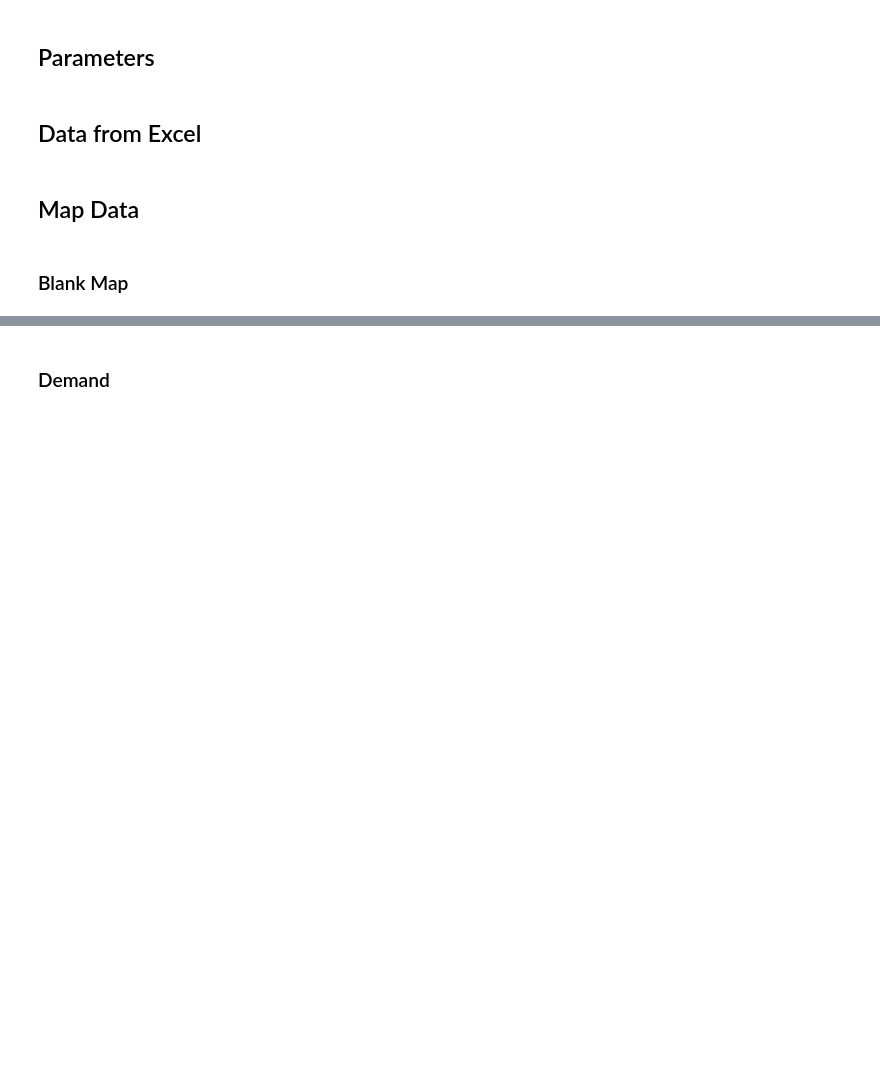
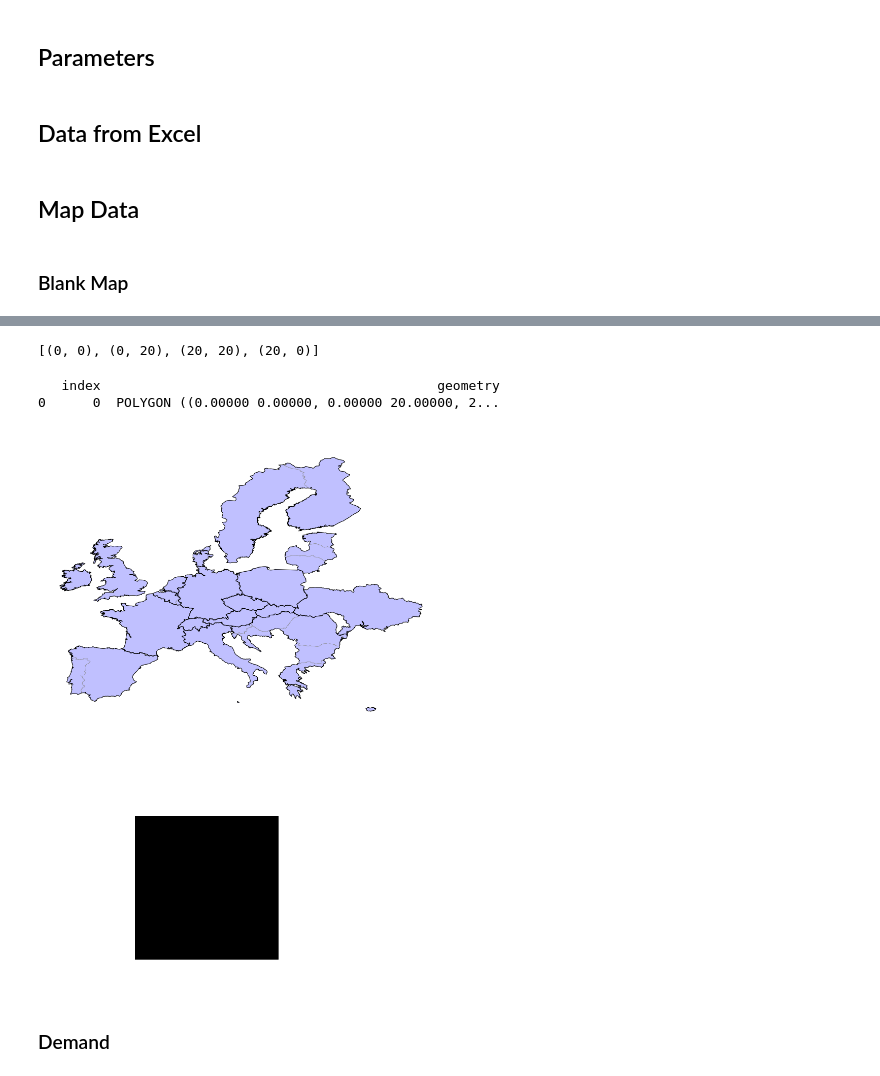
Before and after one commit to freichel/gasmarketmodel, a Jupyter notebook: notebooks/EvalOutput.ipynb, the cells around one changed output, grey strips where cells are left out. Saved outputs shown, nothing was run; the diff lists cells and outputs as text; code cells hidden in the pictures; blank space fills up the shorter version.

```diff
--- a/notebooks/EvalOutput.ipynb
+++ b/notebooks/EvalOutput.ipynb
@@ -108,3 +155,48 @@ KeyError: 'index'
+# %%
+list(zip([0, 0, 20, 20], [0, 20, 20, 0]))
+# %% [output]
+[(0, 0), (0, 20), (20, 20), (20, 0)]
+# %%
+fig, ax = plt.subplots(figsize = (20,20))
+
+test_polygon = geometry.Polygon([[0, 0], [0, 20], [20, 20], [20, 0]])
+test_gdf = gpd.GeoDataFrame(columns = ["geometry"])
+test_gdf = test_gdf.append({"geometry" : test_polygon}, ignore_index = True)
+print(test_gdf.reset_index())
+
+sub_map.plot(
+    facecolor = (192/255, 192/255, 1),
+    edgecolor = "grey",
+    linewidth = linewidth/2,
+    ax = ax
+)
+
+country_map.plot(
+    facecolor = "none",
+    edgecolor = edgecolor,
+    linewidth = linewidth,
+    ax = ax
+)
+
+'''for idx, row in country_map.iterrows():
+    plt.annotate(text = idx,
+                 xy = row["labelpoint"],
+                 horizontalalignment = "center"
+                )'''
+
+test_gdf.plot(
+    edgecolor = "black",
+    facecolor = "black",
+    ax = ax
+)
+
+plt.axis("off")
+
+fig.savefig("map_subs_colors_nolabels.png", transparent = True)
+# %% [output]
+   index                                           geometry
+0      0  POLYGON ((0.00000 0.00000, 0.00000 20.00000, 2...
+[figure, added]
 # %% [markdown]
 ### Demand
 # %%
```
Also changed, not shown: parts of 9 cells of this notebook, 29 other files.
